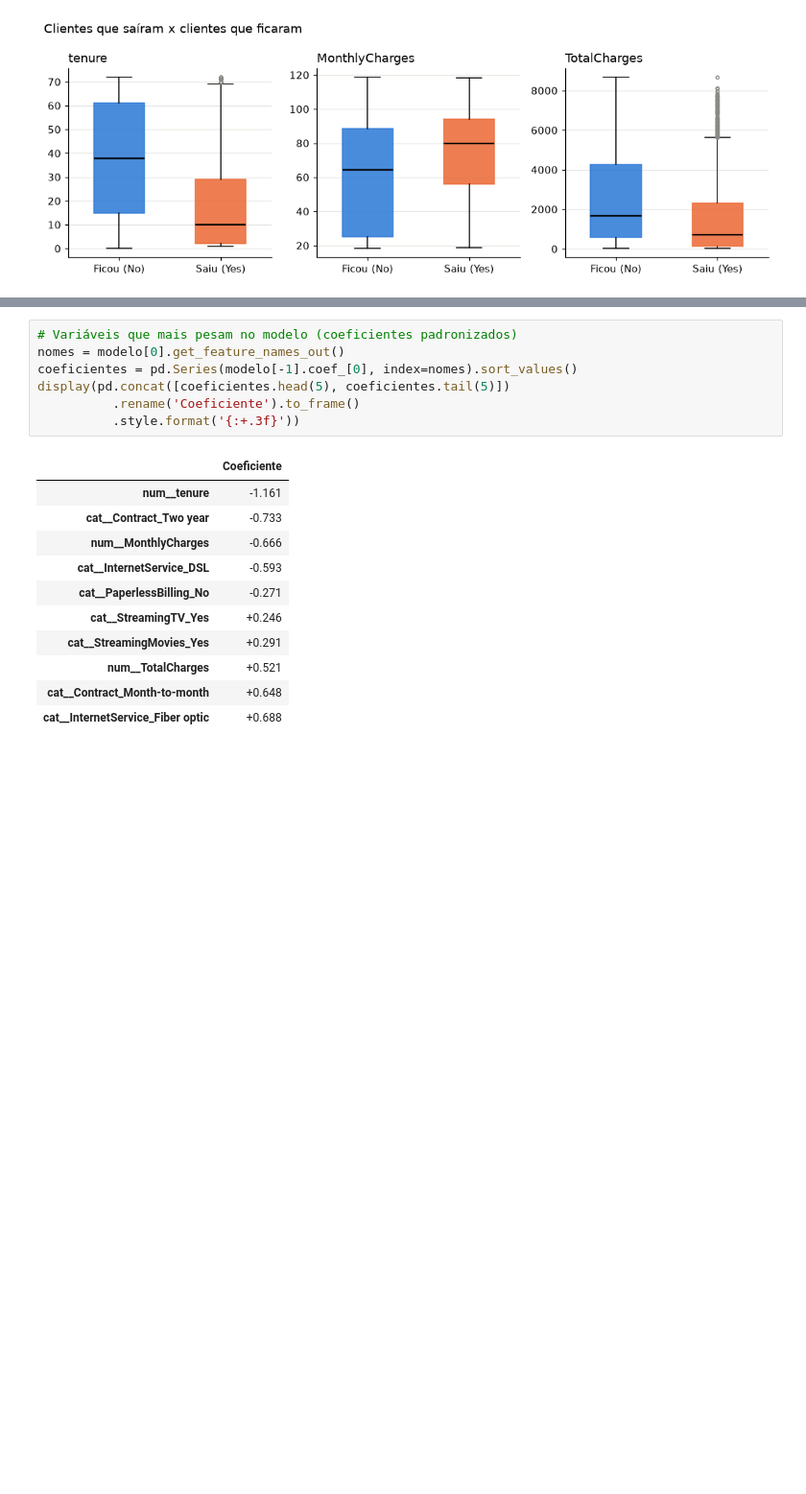
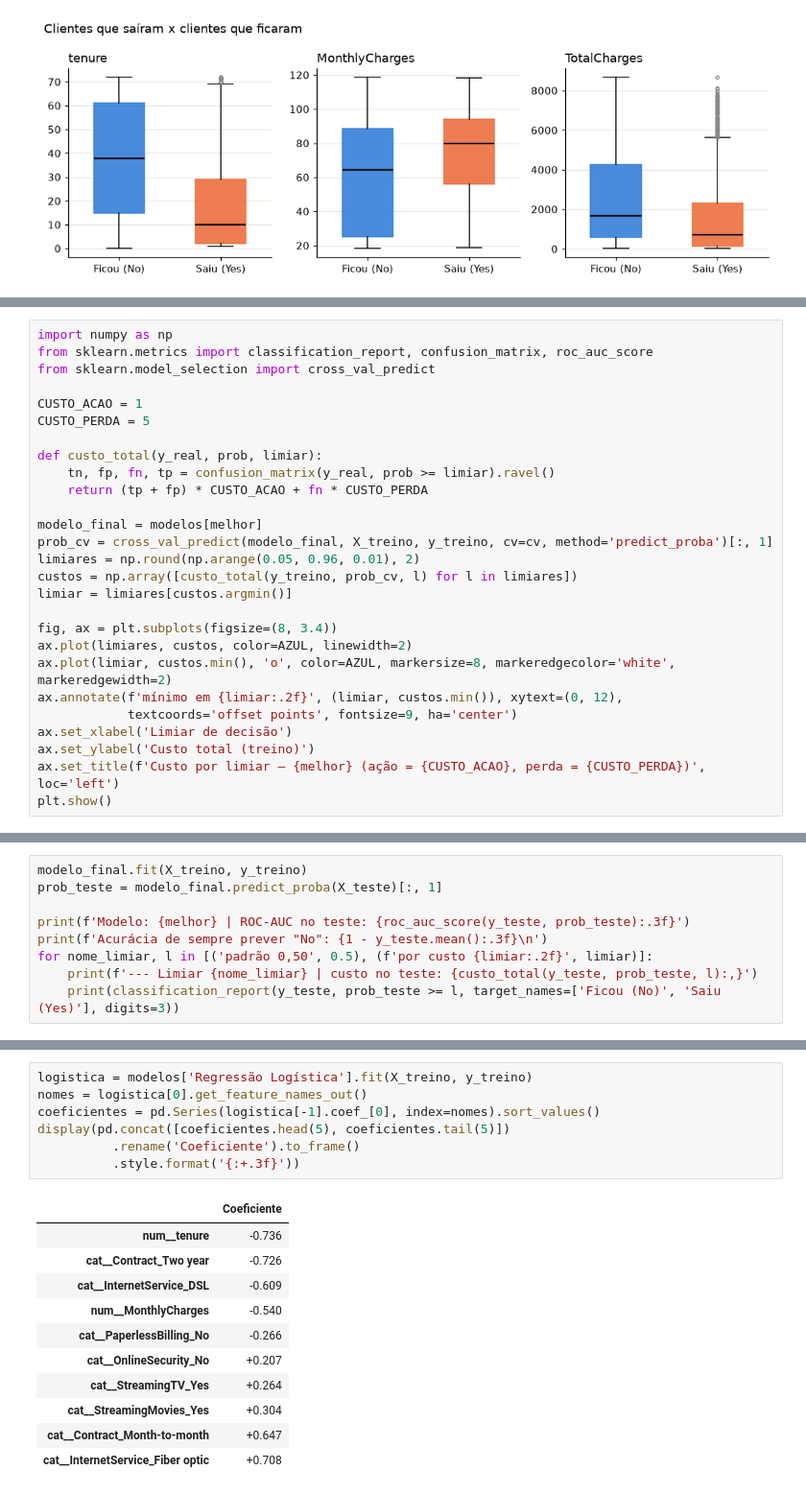
Before and after one commit to LorenzoNMachado/Customer-Churn, a Jupyter notebook: notebooks/analise_churn.ipynb, the cells around one changed output, grey strips where cells are left out. Shown at 96% size. Cells and saved outputs as stored; diff of their text form; blank space fills up the shorter version.

```diff
--- a/notebooks/analise_churn.ipynb
+++ b/notebooks/analise_churn.ipynb
@@ -352,0 +380,27 @@ ROC-AUC: 0.846
+# %%
+import numpy as np
+from sklearn.metrics import classification_report, confusion_matrix, roc_auc_score
+from sklearn.model_selection import cross_val_predict
+
+CUSTO_ACAO = 1
+CUSTO_PERDA = 5
+
+def custo_total(y_real, prob, limiar):
+    tn, fp, fn, tp = confusion_matrix(y_real, prob >= limiar).ravel()
+    return (tp + fp) * CUSTO_ACAO + fn * CUSTO_PERDA
+
+modelo_final = modelos[melhor]
+prob_cv = cross_val_predict(modelo_final, X_treino, y_treino, cv=cv, method='predict_proba')[:, 1]
+limiares = np.round(np.arange(0.05, 0.96, 0.01), 2)
+custos = np.array([custo_total(y_treino, prob_cv, l) for l in limiares])
+limiar = limiares[custos.argmin()]
+
+fig, ax = plt.subplots(figsize=(8, 3.4))
+ax.plot(limiares, custos, color=AZUL, linewidth=2)
+ax.plot(limiar, custos.min(), 'o', color=AZUL, markersize=8, markeredgecolor='white', markeredgewidth=2)
+ax.annotate(f'mínimo em {limiar:.2f}', (limiar, custos.min()), xytext=(0, 12),
+            textcoords='offset points', fontsize=9, ha='center')
+ax.set_xlabel('Limiar de decisão')
+ax.set_ylabel('Custo total (treino)')
+ax.set_title(f'Custo por limiar — {melhor} (ação = {CUSTO_ACAO}, perda = {CUSTO_PERDA})', loc='left')
+plt.show()
@@ -352,0 +409,9 @@ ROC-AUC: 0.846
+# %%
+modelo_final.fit(X_treino, y_treino)
+prob_teste = modelo_final.predict_proba(X_teste)[:, 1]
+
+print(f'Modelo: {melhor} | ROC-AUC no teste: {roc_auc_score(y_teste, prob_teste):.3f}')
+print(f'Acurácia de sempre prever "No": {1 - y_teste.mean():.3f}\n')
+for nome_limiar, l in [('padrão 0,50', 0.5), (f'por custo {limiar:.2f}', limiar)]:
+    print(f'--- Limiar {nome_limiar} | custo no teste: {custo_total(y_teste, prob_teste, l):,}')
+    print(classification_report(y_teste, prob_teste >= l, target_names=['Ficou (No)', 'Saiu (Yes)'], digits=3))
@@ -353,19 +442,19 @@ ROC-AUC: 0.846
 # %%
-# Variáveis que mais pesam no modelo (coeficientes padronizados)
-nomes = modelo[0].get_feature_names_out()
-coeficientes = pd.Series(modelo[-1].coef_[0], index=nomes).sort_values()
+logistica = modelos['Regressão Logística'].fit(X_treino, y_treino)
+nomes = logistica[0].get_feature_names_out()
+coeficientes = pd.Series(logistica[-1].coef_[0], index=nomes).sort_values()
 display(pd.concat([coeficientes.head(5), coeficientes.tail(5)])
           .rename('Coeficiente').to_frame()
           .style.format('{:+.3f}'))
 # %% [output]
 |  | Coeficiente |
-| num__tenure | -1.161 |
-| cat__Contract_Two year | -0.733 |
-| num__MonthlyCharges | -0.666 |
-| cat__InternetService_DSL | -0.593 |
-| cat__PaperlessBilling_No | -0.271 |
-| cat__StreamingTV_Yes | +0.246 |
-| cat__StreamingMovies_Yes | +0.291 |
-| num__TotalCharges | +0.521 |
-| cat__Contract_Month-to-month | +0.648 |
-| cat__InternetService_Fiber optic | +0.688 |
+| num__tenure | -0.736 |
+| cat__Contract_Two year | -0.726 |
+| cat__InternetService_DSL | -0.609 |
+| num__MonthlyCharges | -0.540 |
+| cat__PaperlessBilling_No | -0.266 |
+| cat__OnlineSecurity_No | +0.207 |
+| cat__StreamingTV_Yes | +0.264 |
+| cat__StreamingMovies_Yes | +0.304 |
+| cat__Contract_Month-to-month | +0.647 |
+| cat__InternetService_Fiber optic | +0.708 |
```
Also changed, not shown: parts of 23 cells of this notebook, 6 other files.
